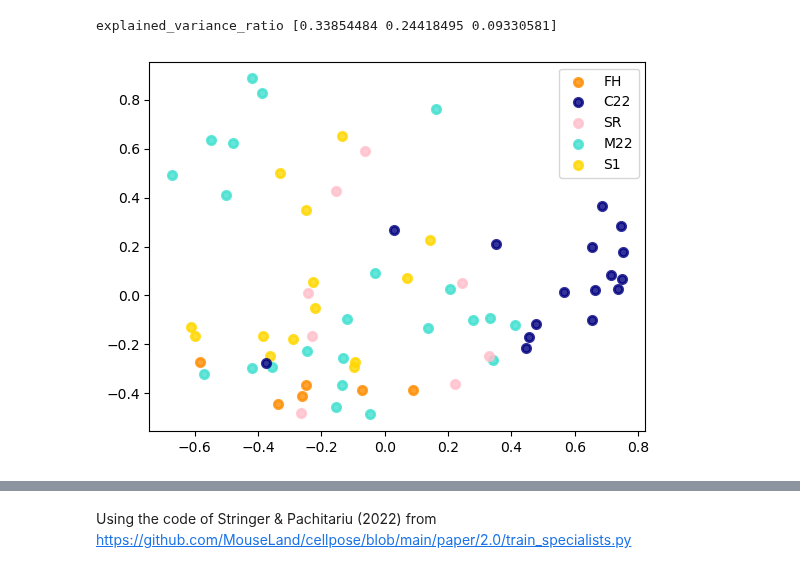
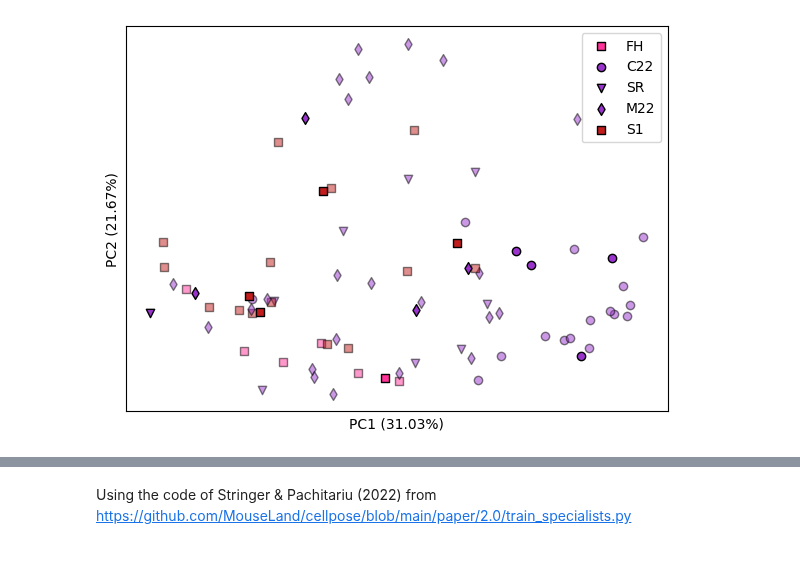
Before and after one commit to dmair1989/imagegrains, a Jupyter notebook: notebooks/tSNE.ipynb, the cells around one changed output, grey strips where cells are left out. Saved outputs shown, nothing was run; the diff lists cells and outputs as text; code cells hidden in the pictures.

```diff
--- a/notebooks/tSNE.ipynb
+++ b/notebooks/tSNE.ipynb
@@ -52 +40,3 @@ else:
+# %%
+train_styles, trainnames, test_styles, testnames = inference_for_tsne(do_inference = False)
 # %%
@@ -118,2 +96,9 @@ Index(['1_P1060330_1', '2_P1060338_0', '3_P1060343_3', '5_P1060351_2',
+# %%
+#set parameters
+n_components = 3
+random_state = 42
+n_neighbors = 66
+perplexity = 22
+resolution = .8
 # %%
 #PCA with scanpy
@@ -126,35 +118,47 @@ sc.pl.pca_variance_ratio(adata, log=False,)
 # %%
 #sanity check with sklearn
-from sklearn.decomposition import PCA
-pca = PCA(n_components=3)
-pca.fit(train_styles)
-X=pca.transform(train_styles)
-print('explained_variance_ratio',pca.explained_variance_ratio_)
+pca = PCA(n_components=n_components)
+pca.fit(styles)
+X=pca.transform(styles)
+colors = [[0.6,0.2,0.8], [0.760784314,0.109803922,0.109803922], [1,0.2,0.6],"pink","gold"]
+target_names = ['C22','M22','FH','SR','S1']
+markers = ['o','d','s','v','s']
 
-colors = ["navy", "turquoise", "darkorange","pink","gold"]
-target_names = ['C22','M22','FH','SR','S1']
-
-lw = 2
+plt.figure(figsize=(7,5))
+lw = 1
 for point in range(len(X)):
-    if data_classes_train[point]=='C22':
-        c=colors[0]
-    elif data_classes_train[point]=='M22':
-        c=colors[1]
-    elif data_classes_train[point]=='FH':
-        c=colors[2]
-    elif data_classes_train[point]=='SR':
-        c=colors[3]
-    elif data_classes_train[point]=='S1':
-        c=colors[4]
+    if split_tags[point]=='train':
+        a = .5
+    elif split_tags[point]=='test':
+        a = 1
+    if set_tags[point]=='APF':
+        c = colors[0]
+    elif set_tags[point]=='S1':
+        c = colors[1]
+    elif set_tags[point]=='FH':
+        c = colors[2]
+    if source_tags[point]=='C22':
+        m=markers[0]
+    elif source_tags[point]=='M22':
+        m=markers[1]
+    elif source_tags[point]=='FH':
+        m=markers[2]
+    elif source_tags[point]=='SR':
+        m=markers[3]
+    elif source_tags[point]=='S1':
+        m=markers[4]
     else:
         c='black'
-    plt.scatter(X[point, 0], X[point, 1],color=c, alpha=.8, lw=lw,label=data_classes_train[point])
+    plt.scatter(X[point, 0], X[point, 1],color=c, marker = m,alpha=a, lw=lw,label=source_tags[point],edgecolor='k')
 
 from collections import OrderedDict
 
 handles, labels = plt.gca().get_legend_handles_labels()
 by_label = OrderedDict(zip(labels, handles))
 plt.legend(by_label.values(), by_label.keys());
+plt.yticks(())
+plt.xticks(())
+plt.ylabel(f'PC2 ({np.round(pca.explained_variance_ratio_[1]*100,2)}%)')
+plt.xlabel(f'PC1 ({np.round(pca.explained_variance_ratio_[0]*100,2)}%)');
 # %% [output]
-explained_variance_ratio [0.33854484 0.24418495 0.09330581]
-[figure, old version]
+[figure, new version]
```
Also changed, not shown: parts of 23 cells of this notebook, 2 other files.
